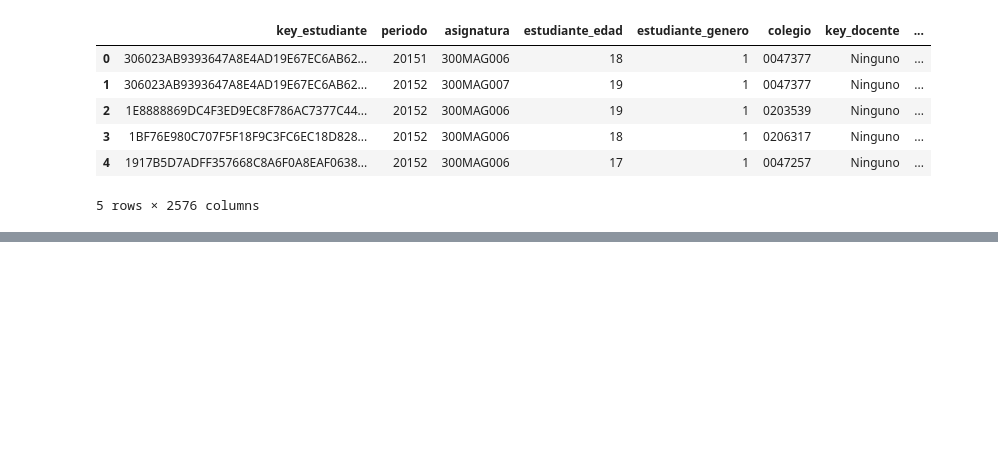
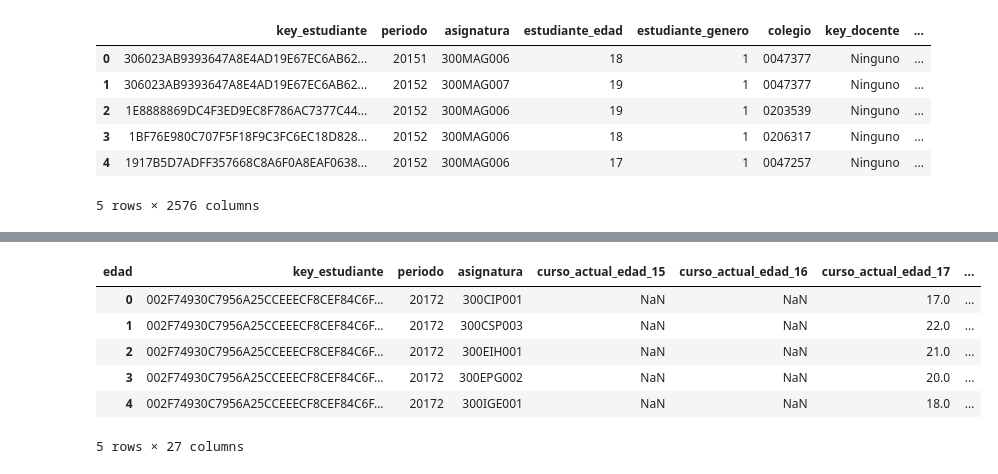
Before and after one commit to jaimereinoso2/pg2, a Jupyter notebook: prepararDATOS.ipynb, the cells around one changed output, grey strips where cells are left out. Cells and saved outputs as stored; diff of their text form; code cells hidden in the pictures; blank space fills up the shorter version.

```diff
--- a/prepararDATOS.ipynb
+++ b/prepararDATOS.ipynb
@@ -1052,0 +1057,20 @@ DATOS.head()
+# %%
+DATOS = pd.read_pickle('checkPoints/DATOS14.pkl')
+
+query = """
+    SELECT ma.key_estudiante, ma.periodo, ma.asignatura, ma.grupo,
+          TIMESTAMPDIFF(YEAR, e.birthdate, p.fecha_inicio)  edad, count(*) cuantos
+    FROM f_matriculasAsignaturas ma
+    INNER JOIN f_matriculasAsignaturas ma2
+    ON ma2.periodo = ma.periodo
+    AND ma2.asignatura = ma.asignatura
+    AND ma2.grupo = ma.grupo
+    INNER JOIN f_estudiantes e
+    ON e.key_estudiante = ma.key_estudiante
+    INNER JOIN f_periodos p
+    ON p.periodo = ma.periodo
+    GROUP BY ma.key_estudiante, ma.periodo, ma.asignatura, ma.grupo, TIMESTAMPDIFF(YEAR, e.birthdate, p.fecha_inicio)
+    ORDER BY ma.key_estudiante, ma.periodo, ma.asignatura, ma.grupo;
+"""
+temp = pd.read_sql(query, con=motor)
+temp.head()
@@ -1052,0 +1084,18 @@ DATOS.head()
+# %%
+temp_pivot = temp.pivot(index=['key_estudiante','periodo','asignatura'],
+                        columns='edad', values='cuantos').reset_index()
+prefijo = 'curso_actual_edad_'
+temp_pivot = temp_pivot.add_prefix(prefijo)
+temp_pivot.rename(columns={prefijo + 'key_estudiante':'key_estudiante',
+                           prefijo + 'periodo':'periodo',
+                           prefijo + 'asignatura':'asignatura'},
+                           inplace=True)
+temp_pivot.head()
+# %% [output]
+| edad | key_estudiante | periodo | asignatura | curso_actual_edad_15 | curso_actual_edad_16 | curso_actual_edad_17 | ... |
+| 0 | 002F74930C7956A25CCEEECF8CEF84C6F... | 20172 | 300CIP001 | NaN | NaN | 17.0 | ... |
+| 1 | 002F74930C7956A25CCEEECF8CEF84C6F... | 20172 | 300CSP003 | NaN | NaN | 22.0 | ... |
+| 2 | 002F74930C7956A25CCEEECF8CEF84C6F... | 20172 | 300EIH001 | NaN | NaN | 21.0 | ... |
+| 3 | 002F74930C7956A25CCEEECF8CEF84C6F... | 20172 | 300EPG002 | NaN | NaN | 20.0 | ... |
+| 4 | 002F74930C7956A25CCEEECF8CEF84C6F... | 20172 | 300IGE001 | NaN | NaN | 18.0 | ... |
+5 rows × 27 columns
```
Also changed, not shown: parts of 3 cells of this notebook, 2 other files.
